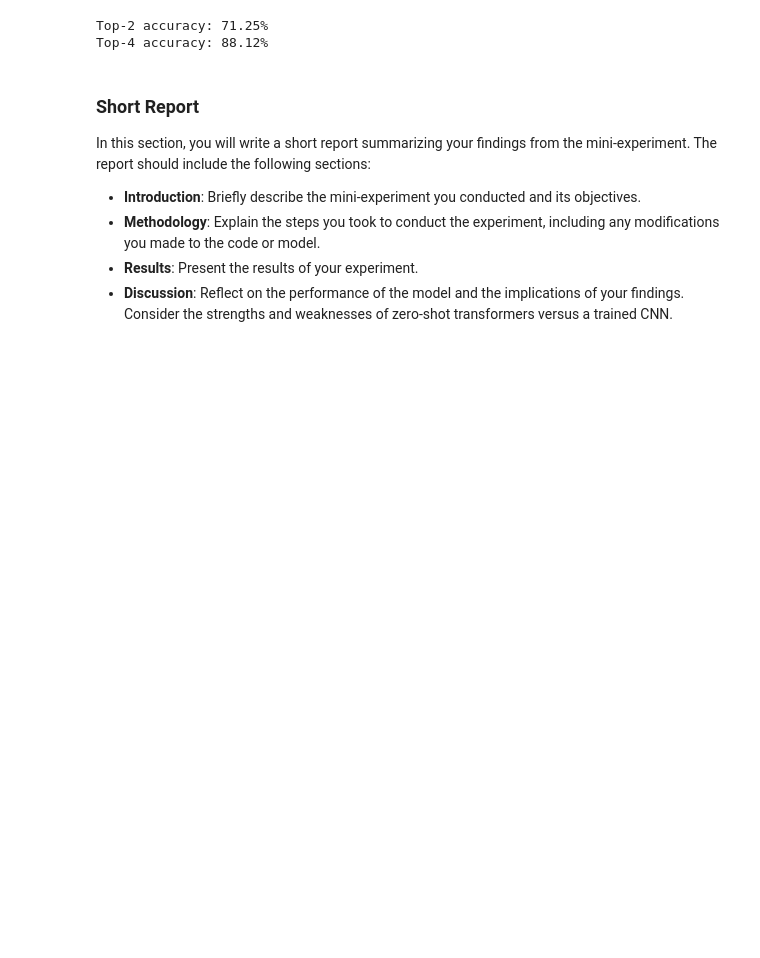
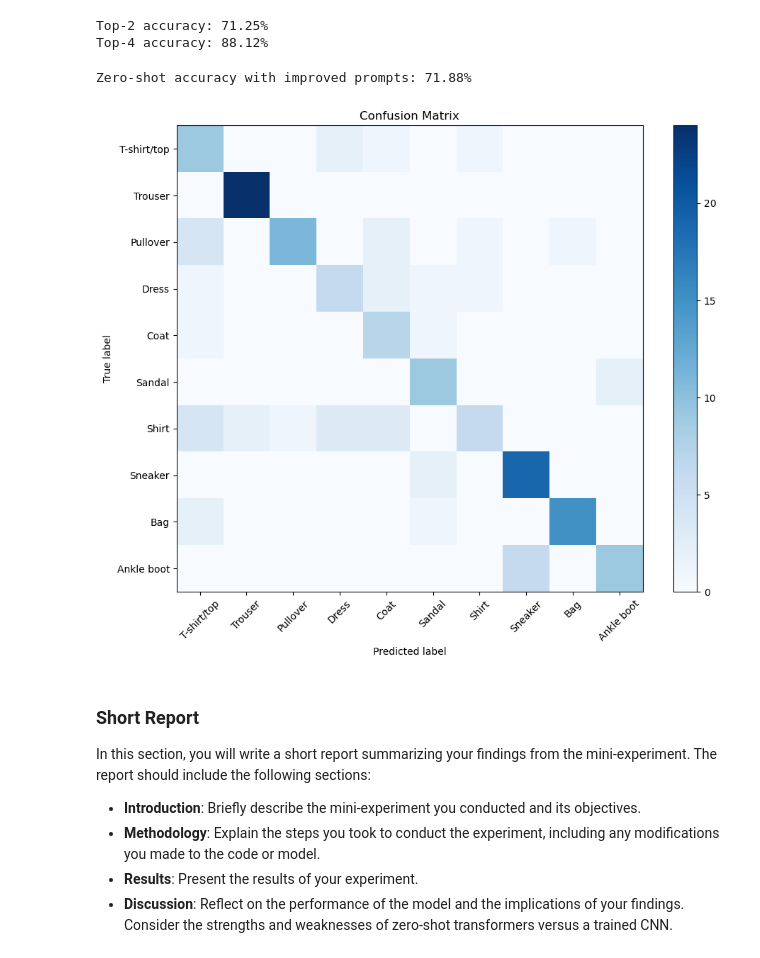
Before and after one commit to reachsneha02/deep_learning, a Jupyter notebook: 02_activities/assignments/assignment_2.ipynb, the cells around one changed output. Drawn from its saved outputs; the diff is of its cells as text; code cells hidden in the pictures; blank space fills up the shorter version.

```diff
--- a/02_activities/assignments/assignment_2.ipynb
+++ b/02_activities/assignments/assignment_2.ipynb
@@ -636,6 +635,47 @@ for K in K_values:
 # %% [output]
 Top-2 accuracy: 71.25%
 Top-4 accuracy: 88.12%
+# %%
+# Own mini-experiment; Improving Zero-Shot Classification with Prompt Engineering
+
+IMPROVED_PROMPTS = [
+    "T-shirt/top without full sleeves",
+    "trousers",
+    "Pullover/sweater",
+    "dress",
+    "coat",
+    "sandal",
+    "formal shirt with collar",
+    "sneaker covering ankles",
+    "handbag or bag",
+    "an ankle boot covering ankles"
+]
+
+y_true = []
+y_pred = []
+text_embeddings = get_text_embeddings(IMPROVED_PROMPTS)
+
+for i, (pixel_values, labels) in enumerate(test_loader):
+    if i >= 10:
+        break
+
+    image_embeddings = get_image_embeddings(pixel_values)
+
+    cosine_sim = get_cosine_similarity(image_embeddings, text_embeddings)
+
+    predicted = get_predictions(cosine_sim)
+
+    y_true.extend(labels.cpu().numpy())
+    y_pred.extend(predicted.tolist())
+
+# Accuracy
+accuracy = accuracy_score(y_true, y_pred)
+print(f"Zero-shot accuracy with improved prompts: {accuracy * 100:.2f}%")
+
+plot_confusion_matrix(y_true, y_pred, CLASS_NAMES)
+# %% [output]
+Zero-shot accuracy with improved prompts: 71.88%
+[figure, added]
 # %% [markdown]
 ### Short Report
 
```
Also changed, not shown: parts of 5 cells of this notebook.
